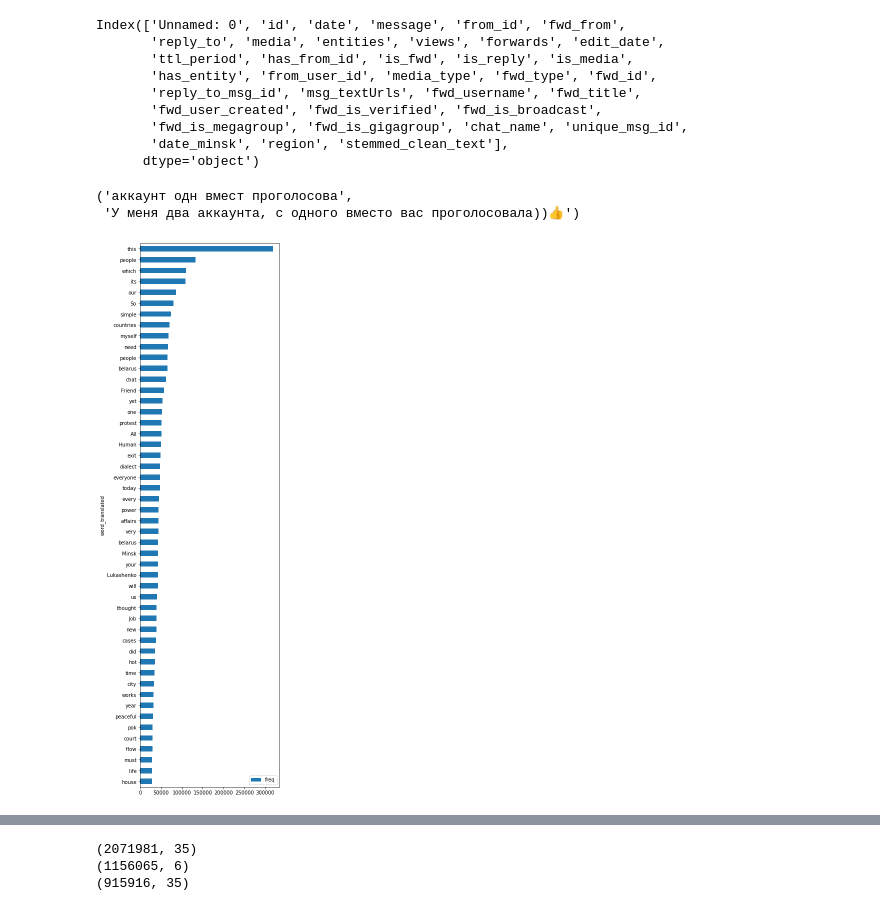
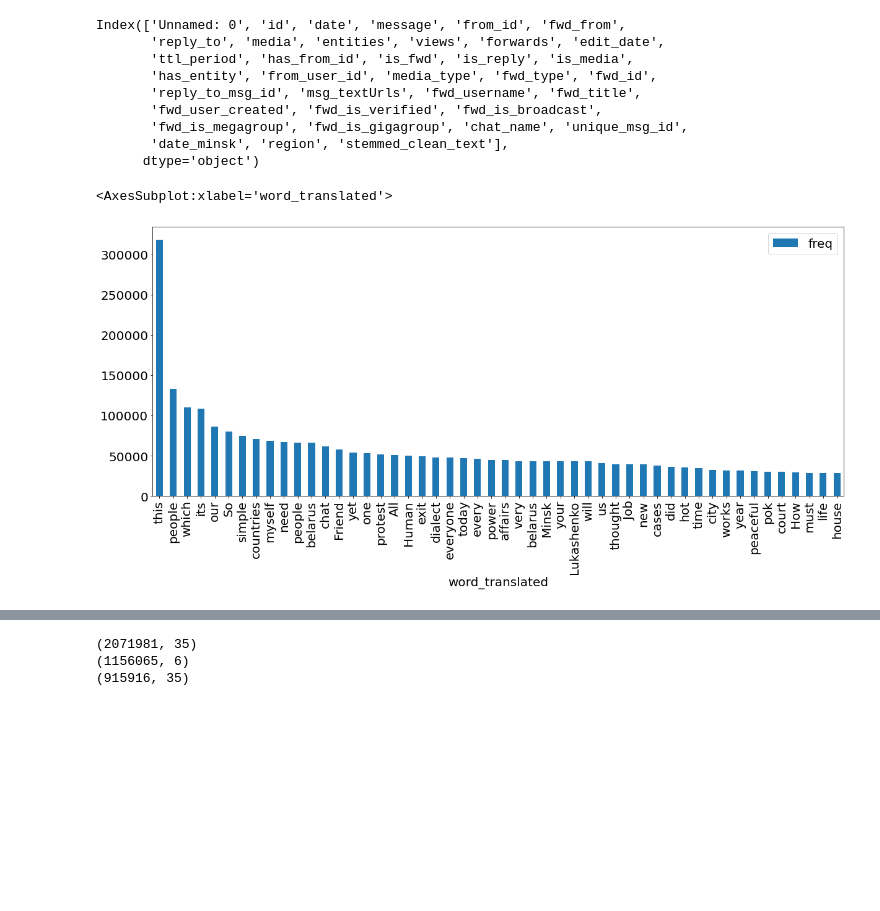
Before and after one commit to IshitaGopal/telegram-analysis, a Jupyter notebook: analysis/code/chat_analysis.ipynb, the cells around one changed output, grey strips where cells are left out. Cells and saved outputs as stored; diff of their text form; code cells hidden in the pictures; blank space fills up the shorter version.

```diff
--- a/analysis/code/chat_analysis.ipynb
+++ b/analysis/code/chat_analysis.ipynb
@@ -45,6 +43,9 @@ df = df.merge(chat_names, on="chat_name", how="left")
 #df_3 = df[df.chat_name != "majakrainablr"]
 data = df.loc[df.date_minsk > pd.to_datetime("2020-08-14")]
 # %%
+plt.figure()
+plt.rcParams.update({'font.size': 20}) # must set in top
+
 # Number of posts across different regions
 data["region"].value_counts(normalize=True, dropna=False).plot(kind="bar", ylabel="Prop of messages",figsize=(12,5))
 # %% [output]
@@ -155,9 +165,6 @@ data_2.to_csv(f_path, index=False)
 # %%
 # example of cleaned text
-data_2["stemmed_clean_text"][180], data_2["message"][180]
+#data_2["stemmed_clean_text"][180], data_2["message"][180]
-# %% [output]
-('аккаунт одн вмест проголосова',
- 'У меня два аккаунта, с одного вместо вас проголосовала))👍')
 # %%
 # Convert a collection of text documents to a matrix of token counts.
 from sklearn.feature_extraction.text import CountVectorizer
@@ -188,9 +195,10 @@ top_50_words.to_csv(os.path.join(Config.proccessed_data_dir, freq_dir, "top_50_w
 # %%
 # Plot translation of the top 50 words
 top_50_words = pd.read_excel(os.path.join(Config.proccessed_data_dir, freq_dir, "top_50_words.xlsx"))
-top_50_words.plot(kind="barh", x="word_translated", y="freq", figsize=(5, 20)).invert_yaxis()
+top_50_words.plot(kind="bar", x="word_translated", y="freq", figsize=(20, 8))
 # %% [output]
+<AxesSubplot:xlabel='word_translated'>
-[figure, old version]
+[figure, new version]
 # %%
 # function to list the emojis in string
 import emoji
```
Also changed, not shown: parts of 9 cells of this notebook, 4 other files.
